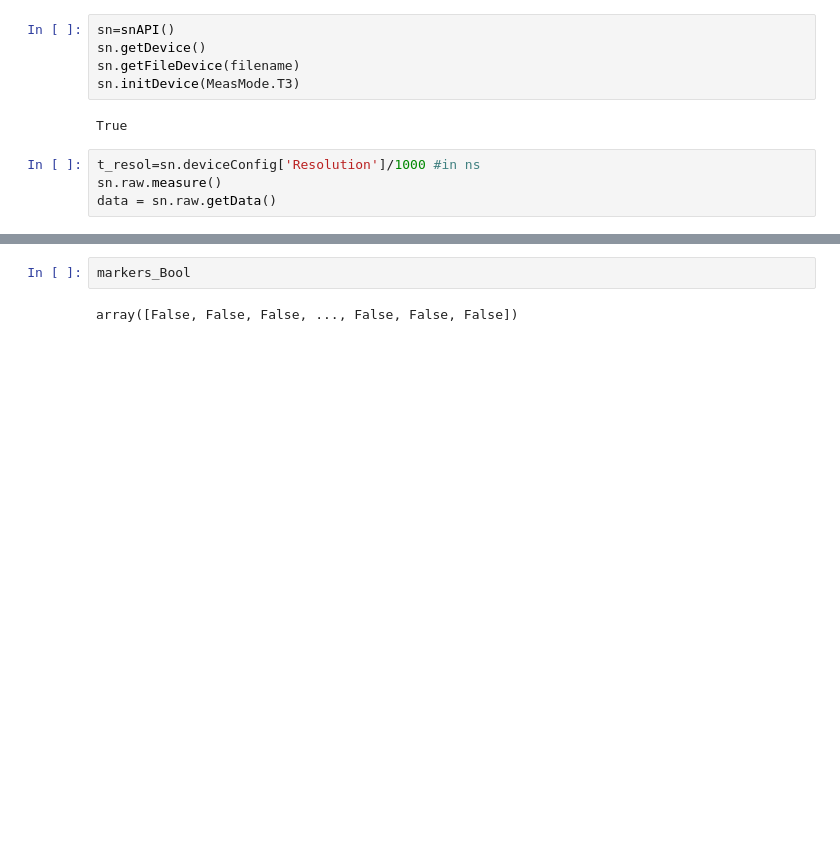
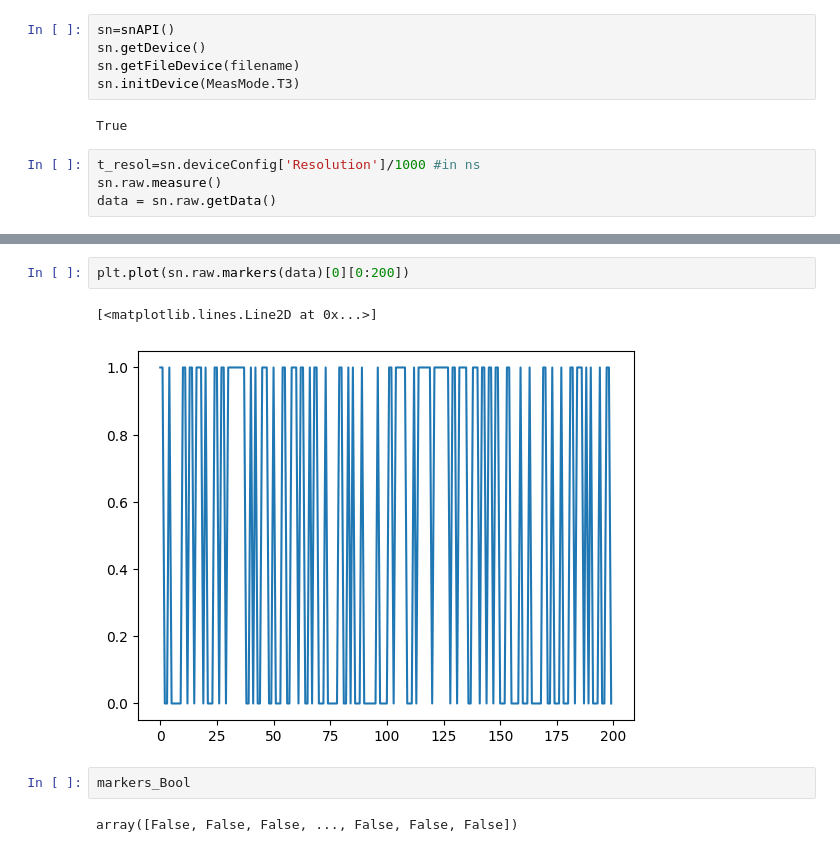
Before and after one commit to MikelElorza/Data-analysis, a Jupyter notebook: Narrow field/Imaging/Imaging_with_markers.ipynb, the cells around one changed output, grey strips where cells are left out. Drawn from its saved outputs; the diff is of its cells as text; blank space fills up the shorter version.

```diff
--- a/Narrow field/Imaging/Imaging_with_markers.ipynb
+++ b/Narrow field/Imaging/Imaging_with_markers.ipynb
@@ -40,3 +37,8 @@ np.sum(markers_Bool)
+# %%
+plt.plot(sn.raw.markers(data)[0][0:200])
+# %% [output]
+[<matplotlib.lines.Line2D at 0x...>]
+[figure, added]
 # %%
 markers_Bool
 # %% [output]
```
Also changed, not shown: parts of 4 cells of this notebook.
